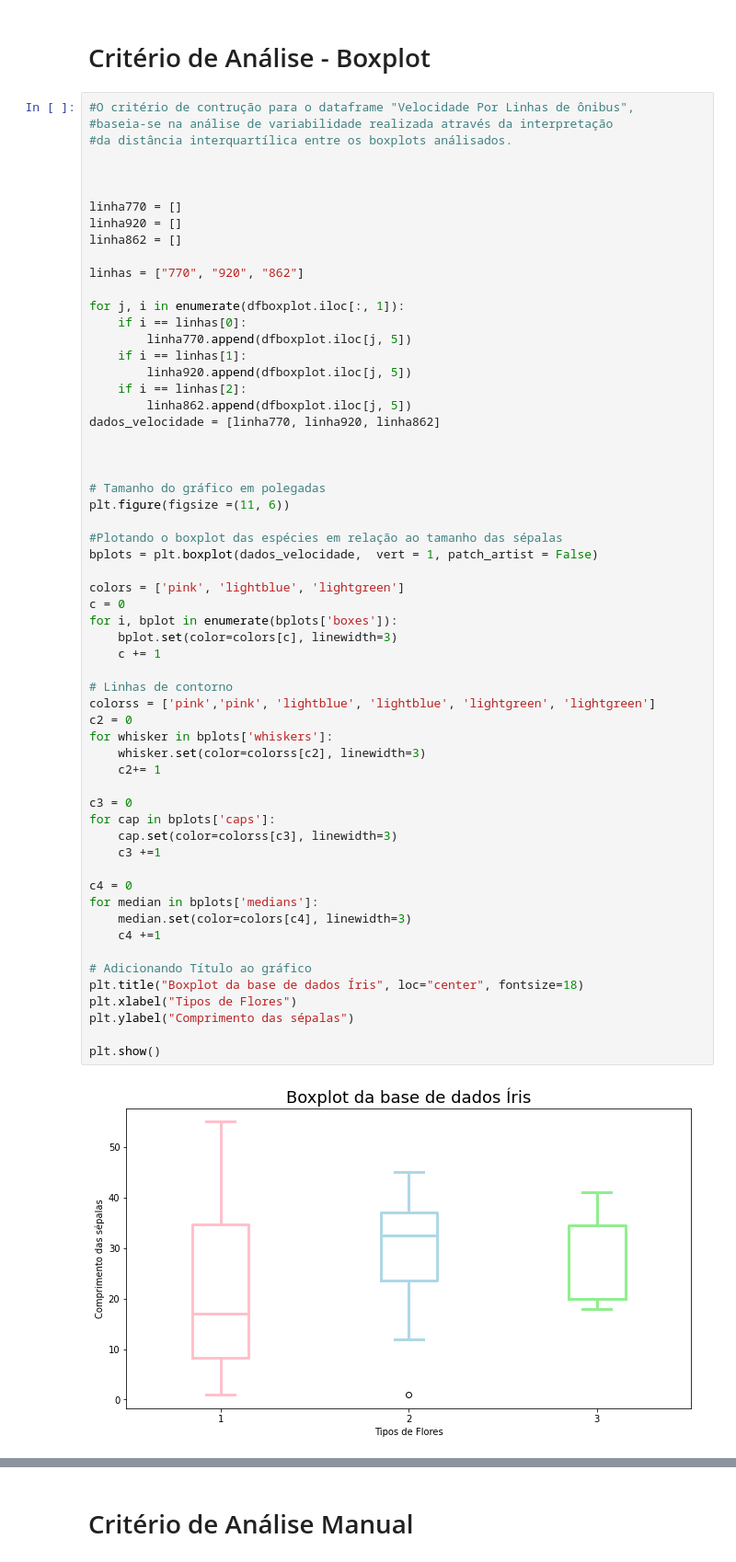
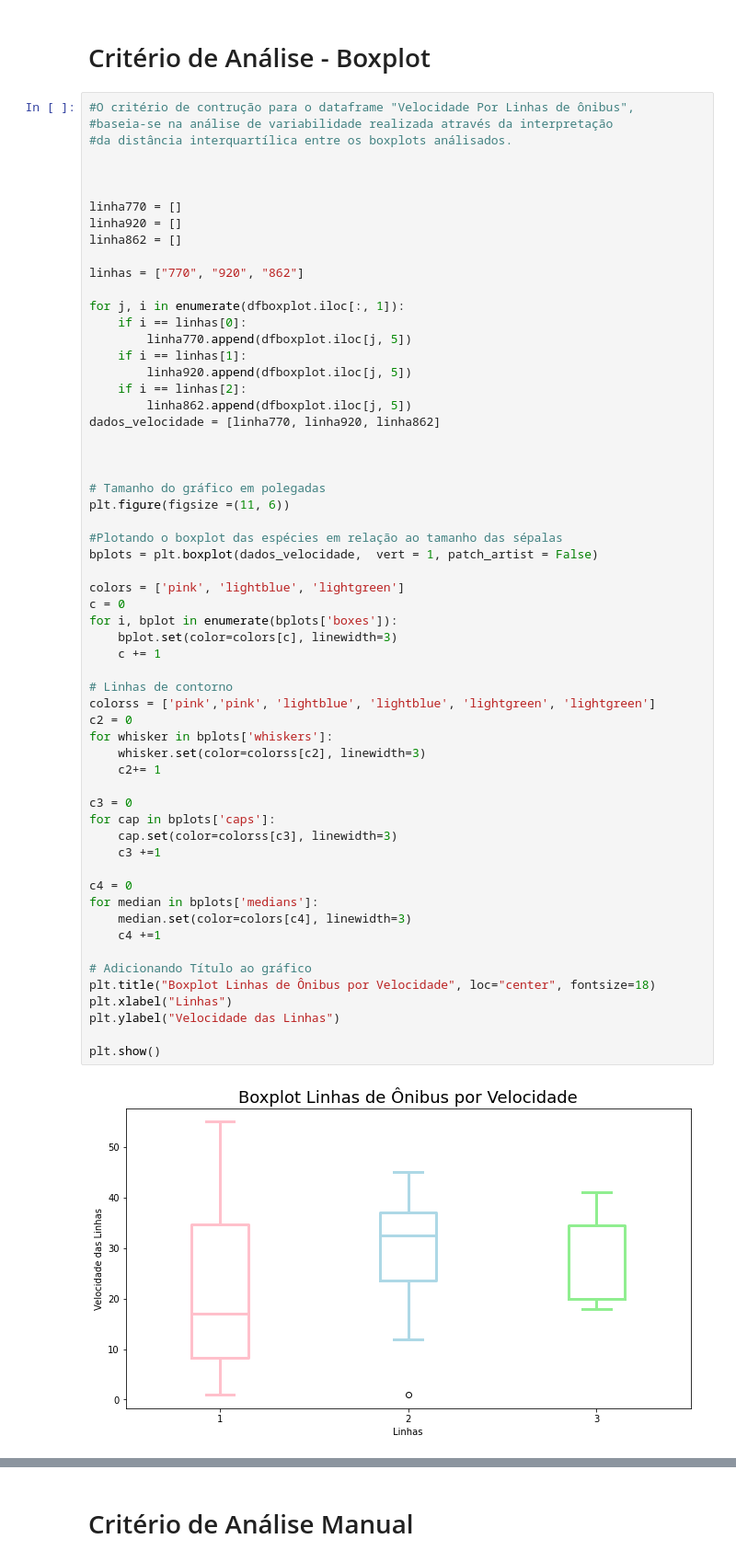
Before and after one commit to monteirovictor/dashboard_panel, a Jupyter notebook: Projeto.ipynb, the cells around one changed output, grey strips where cells are left out. Shown: that part at 92% size. Saved outputs shown, nothing was run; the diff lists cells and outputs as text.

```diff
--- a/Projeto.ipynb
+++ b/Projeto.ipynb
@@ -133,34 +133,34 @@ plt.figure(figsize =(11, 6))
 #Plotando o boxplot das espécies em relação ao tamanho das sépalas
 bplots = plt.boxplot(dados_velocidade,  vert = 1, patch_artist = False)
 
 colors = ['pink', 'lightblue', 'lightgreen']
 c = 0
 for i, bplot in enumerate(bplots['boxes']):
     bplot.set(color=colors[c], linewidth=3)
     c += 1
 
 # Linhas de contorno
 colorss = ['pink','pink', 'lightblue', 'lightblue', 'lightgreen', 'lightgreen']
 c2 = 0
 for whisker in bplots['whiskers']:
     whisker.set(color=colorss[c2], linewidth=3)
     c2+= 1
 
 c3 = 0
 for cap in bplots['caps']:
     cap.set(color=colorss[c3], linewidth=3)
     c3 +=1
 
 c4 = 0
 for median in bplots['medians']:
     median.set(color=colors[c4], linewidth=3)
     c4 +=1
 
 # Adicionando Título ao gráfico
-plt.title("Boxplot da base de dados Íris", loc="center", fontsize=18)
-plt.xlabel("Tipos de Flores")
-plt.ylabel("Comprimento das sépalas")
+plt.title("Boxplot Linhas de Ônibus por Velocidade", loc="center", fontsize=18)
+plt.xlabel("Linhas")
+plt.ylabel("Velocidade das Linhas")
 
 plt.show()
 # %% [output]
-[figure, old version]
+[figure, new version]
```
Also changed, not shown: parts of 5 cells of this notebook.
